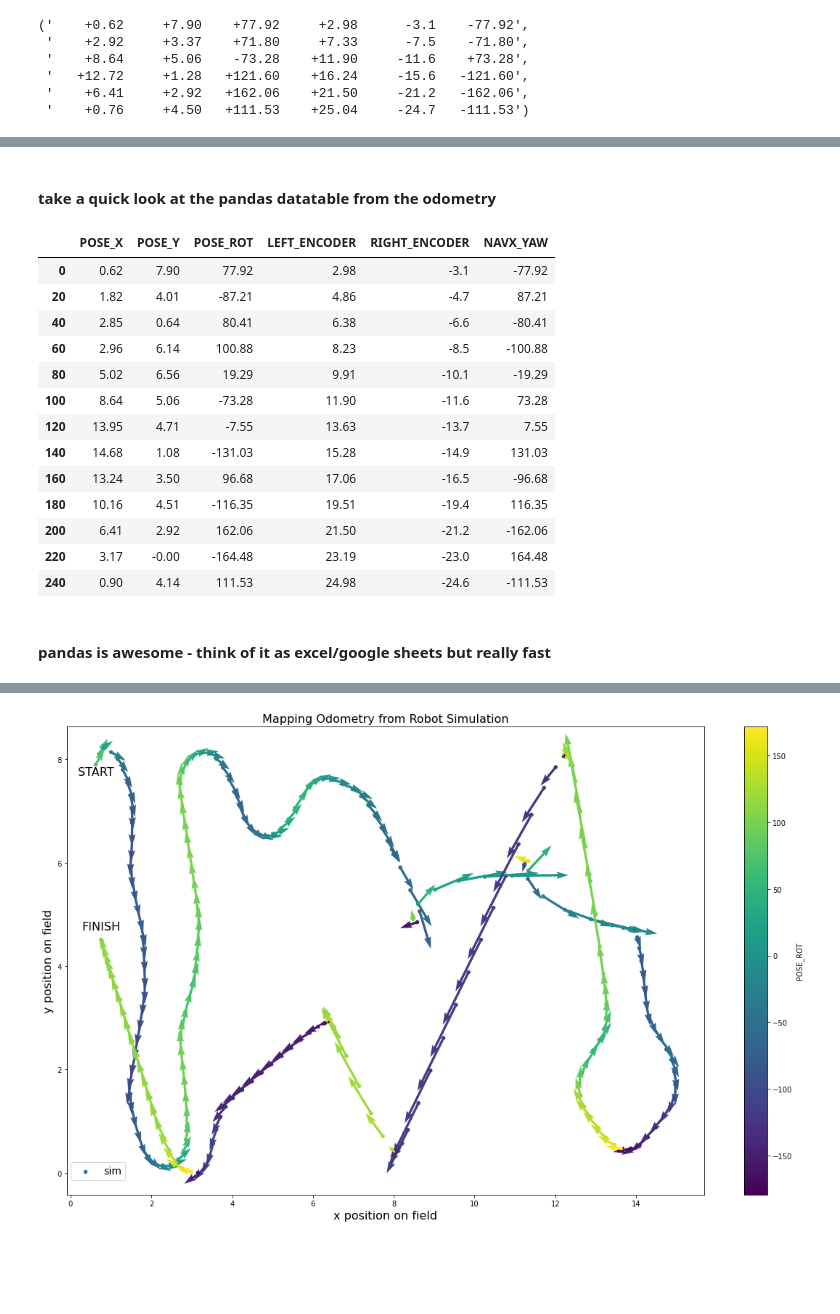
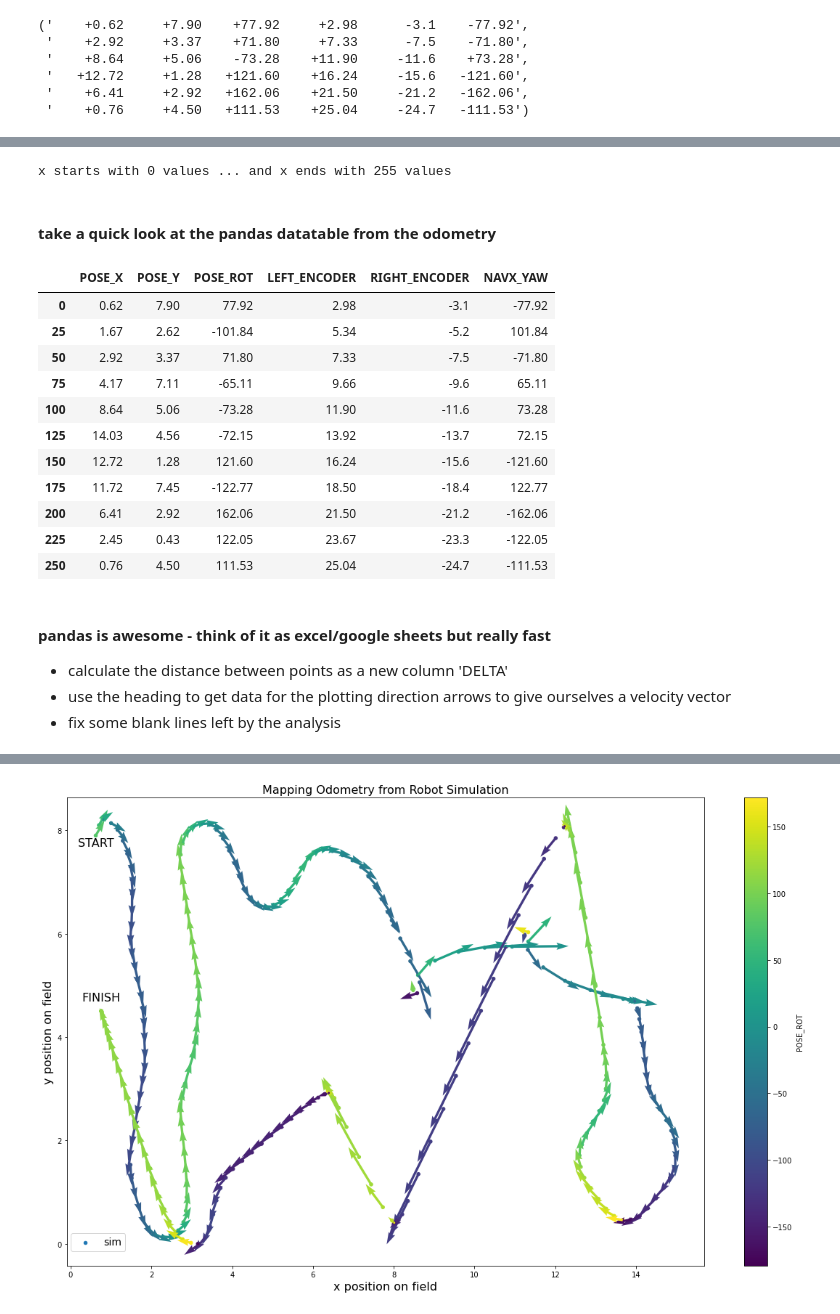
Before and after one commit to aesatchien/FRC2429_2020, a Jupyter notebook: notebooks/telemetry_plot.ipynb, the cells around one changed output, grey strips where cells are left out. Drawn from its saved outputs; the diff is of its cells as text; code cells hidden in the pictures; blank space fills up the shorter version.

```diff
--- a/notebooks/telemetry_plot.ipynb
+++ b/notebooks/telemetry_plot.ipynb
@@ -70,2 +70,15 @@ odometry_list[::50]
 * pandas makes a great table (called dataframes) from a dictionary (or lists if you provide the column names)
+# %%
+# the regular way - gets a single colimn from the data
+x = []  # make an empty list
+print(f'x starts with {len(x)} values ...', end=' ')
+data_length = len(odometry_list)  # figure our how long our data is
+for i in range(data_length):  # start a for loop, remember the : and to indent the next lines
+    current_line = odometry_list[i] # get one line from our odometry data
+    x_value_string = current_line[0:10]  # get characters 0 through 9 and convert to float
+    x_value_float = float(x_value_string)
+    x.append(x_value_float)
+print(f'and x ends with {len(x)} values')
+# %% [output]
+x starts with 0 values ... and x ends with 255 values
 # %%
@@ -83,25 +98,27 @@ df2 = pd.DataFrame(all_floats, columns=['POSE_X', 'POSE_Y', 'POSE_ROT', 'LEFT_EN
 #df2[(df2.index) % 20 == 0]
 # %% [markdown]
 #### take a quick look at the pandas datatable from the odometry
-# %%
-df[(df.index) % 20 == 0]
-# %% [output]
-|  | POSE_X | POSE_Y | POSE_ROT | LEFT_ENCODER | RIGHT_ENCODER | NAVX_YAW |
-| 0 | 0.62 | 7.90 | 77.92 | 2.98 | -3.1 | -77.92 |
-| 20 | 1.82 | 4.01 | -87.21 | 4.86 | -4.7 | 87.21 |
-| 40 | 2.85 | 0.64 | 80.41 | 6.38 | -6.6 | -80.41 |
-| 60 | 2.96 | 6.14 | 100.88 | 8.23 | -8.5 | -100.88 |
-| 80 | 5.02 | 6.56 | 19.29 | 9.91 | -10.1 | -19.29 |
-| 100 | 8.64 | 5.06 | -73.28 | 11.90 | -11.6 | 73.28 |
-| 120 | 13.95 | 4.71 | -7.55 | 13.63 | -13.7 | 7.55 |
-| 140 | 14.68 | 1.08 | -131.03 | 15.28 | -14.9 | 131.03 |
-| 160 | 13.24 | 3.50 | 96.68 | 17.06 | -16.5 | -96.68 |
-| 180 | 10.16 | 4.51 | -116.35 | 19.51 | -19.4 | 116.35 |
-| 200 | 6.41 | 2.92 | 162.06 | 21.50 | -21.2 | -162.06 |
-| 220 | 3.17 | -0.00 | -164.48 | 23.19 | -23.0 | 164.48 |
-| 240 | 0.90 | 4.14 | 111.53 | 24.98 | -24.6 | -111.53 |
-# %% [markdown]
-#### pandas is awesome - think of it as excel/google sheets but really fast
+# %%
+# want to do typical python slicing but that does not work with pandas so use a little logic to cut down the table for displaying here
+df[(df.index) % 25 == 0]
+# %% [output]
+|  | POSE_X | POSE_Y | POSE_ROT | LEFT_ENCODER | RIGHT_ENCODER | NAVX_YAW |
+| 0 | 0.62 | 7.90 | 77.92 | 2.98 | -3.1 | -77.92 |
+| 25 | 1.67 | 2.62 | -101.84 | 5.34 | -5.2 | 101.84 |
+| 50 | 2.92 | 3.37 | 71.80 | 7.33 | -7.5 | -71.80 |
+| 75 | 4.17 | 7.11 | -65.11 | 9.66 | -9.6 | 65.11 |
+| 100 | 8.64 | 5.06 | -73.28 | 11.90 | -11.6 | 73.28 |
+| 125 | 14.03 | 4.56 | -72.15 | 13.92 | -13.7 | 72.15 |
+| 150 | 12.72 | 1.28 | 121.60 | 16.24 | -15.6 | -121.60 |
+| 175 | 11.72 | 7.45 | -122.77 | 18.50 | -18.4 | 122.77 |
+| 200 | 6.41 | 2.92 | 162.06 | 21.50 | -21.2 | -162.06 |
+| 225 | 2.45 | 0.43 | 122.05 | 23.67 | -23.3 | -122.05 |
+| 250 | 0.76 | 4.50 | 111.53 | 25.04 | -24.7 | -111.53 |
+# %% [markdown]
+#### pandas is awesome - think of it as excel/google sheets but really fast
+* calculate the distance between points as a new column 'DELTA'
+* use the heading to get data for the plotting direction arrows to give ourselves a velocity vector
+* fix some blank lines left by the analysis
 # %%
 scale = 10 # doesn't do anything yet - quiver keeps autoscaling
 df['DELTA'] = np.sqrt(np.asarray(df.diff()['POSE_X']**2) + np.asarray(df.diff()['POSE_Y']**2))
```
Also changed, not shown: parts of 3 cells of this notebook, 2 other files.
